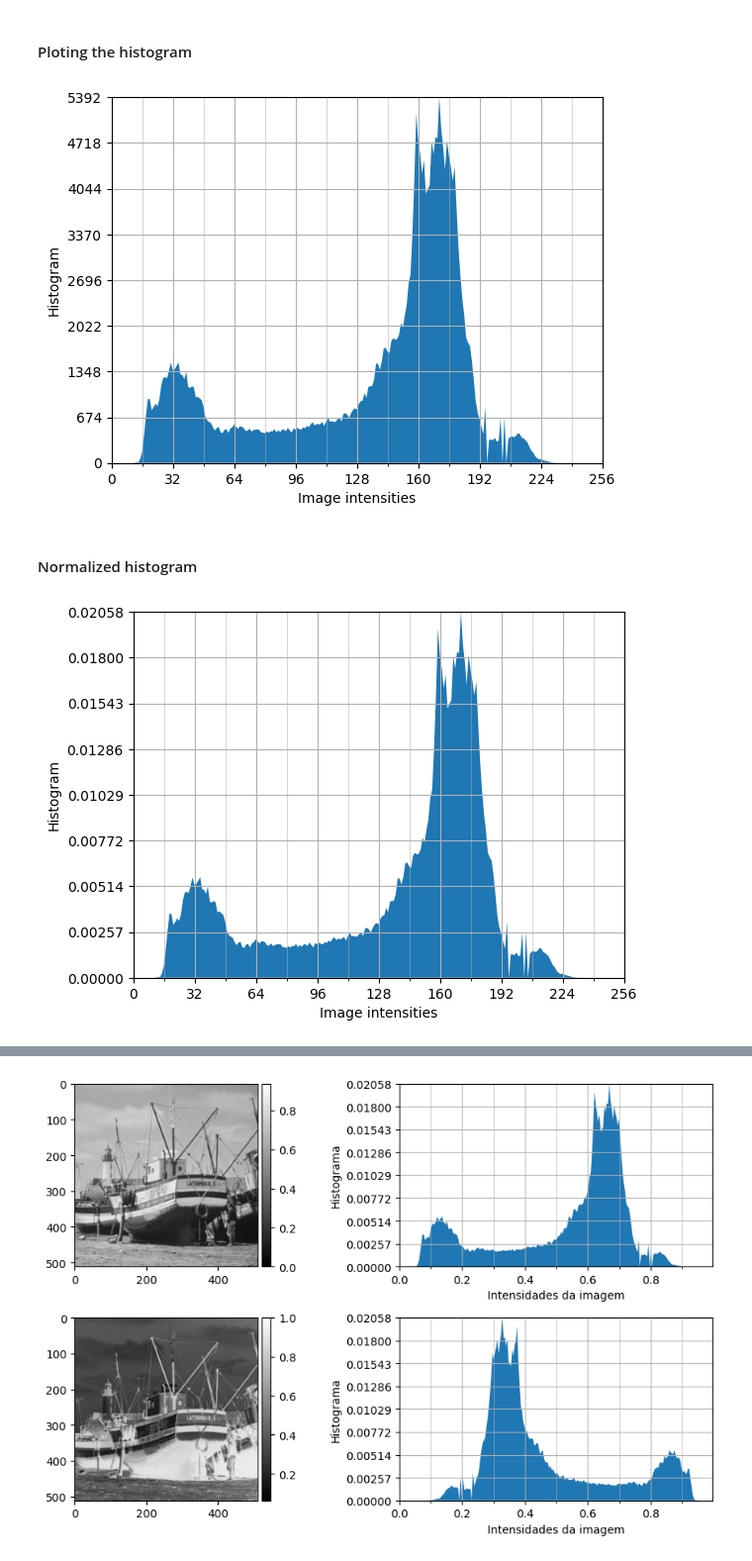
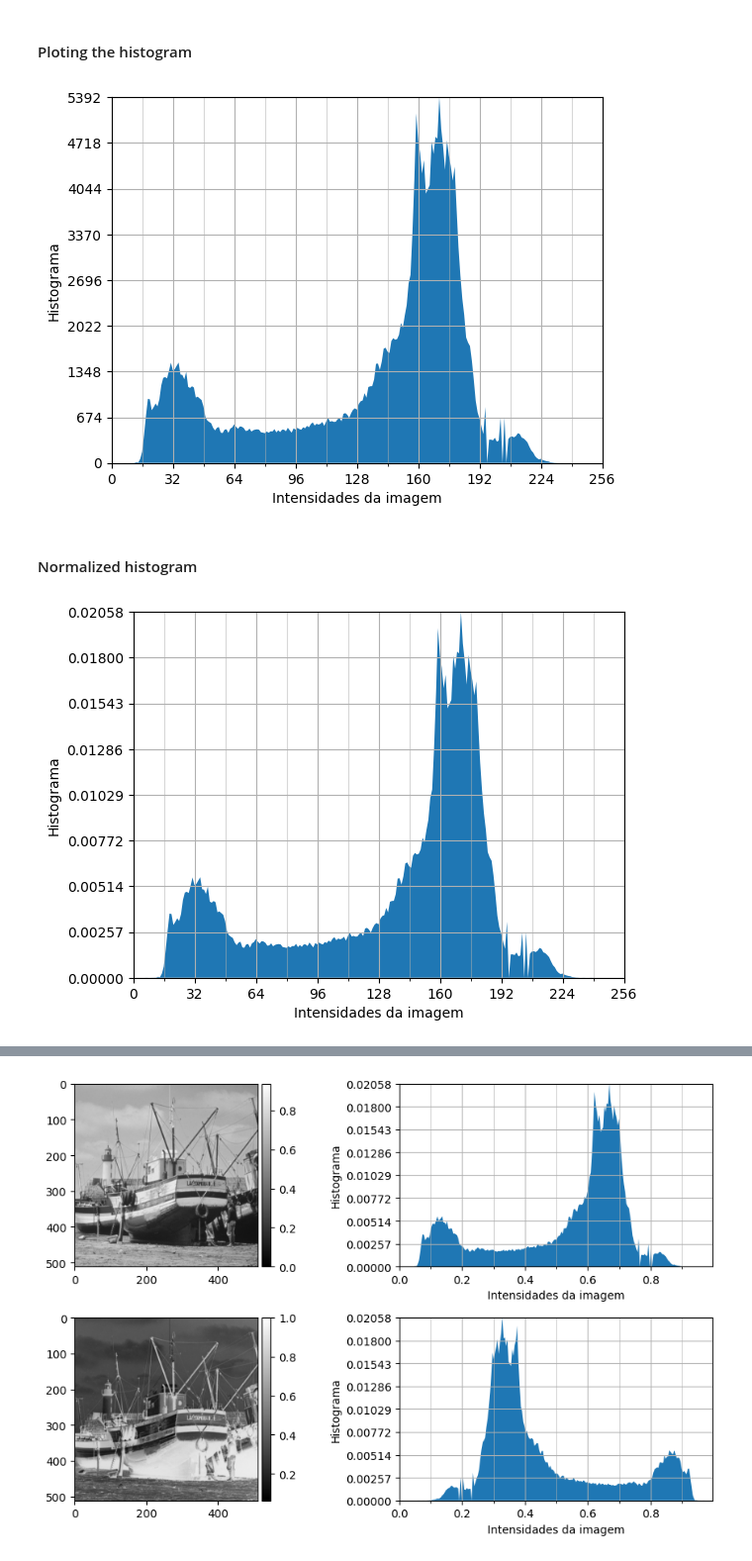
Before and after one commit to joaofmari/SIN392_Introduction-to-digital-image-processing_2023, a Jupyter notebook: notebooks/Aula 04 - Transformações de intensidade I (Part 1).ipynb, the cells around one changed output, grey strips where cells are left out. Shown at 99% size. Cells and saved outputs as stored; diff of their text form; code cells hidden in the pictures.

```diff
--- a/notebooks/Aula 04 - Transformações de intensidade I (Part 1).ipynb
+++ b/notebooks/Aula 04 - Transformações de intensidade I (Part 1).ipynb
@@ -179,24 +179,24 @@ hist, bins = np.histogram(img_gray, bins=256, range=(0, 256))
 # %%
 fig = plt.figure()
 ### plt.bar(bins[:-1], hist, width=bins[1]-bins[0], ec="black")
 plt.fill_between(bins[:-1], hist)
 
-# *** Plot settings ***
+# *** Configurações do plot ***
 plt.autoscale(enable=True, axis='both', tight=True)
 ax = fig.gca()
 ax.set_xticks(np.arange(0, 257, 32))
 ax.set_xticks(np.arange(0, 257, 16), minor=True)
 ax.set_yticks(np.arange(0, hist.max(), hist.max()//8), minor=False)
 ax.set_yticks(np.arange(0, hist.max(), hist.max()//4), minor=True)
 ### ax.set_aspect('equal')
 ax.grid(which='major', alpha=1.0)
 ax.grid(which='minor', alpha=0.5)
 ax.set_ylim(0, hist.max())
-ax.set_xlabel('Image intensities', fontsize='medium')
-ax.set_ylabel('Histogram', fontsize='medium')
+ax.set_xlabel('Intensidades da imagem', fontsize='medium')
+ax.set_ylabel('Histograma', fontsize='medium')
 plt.show()
 # %% [output]
-[figure, old version]
+[figure, new version]
 # %% [markdown]
 #### Normalized histogram
 # %%
@@ -220,9 +220,9 @@ ax.set_yticks(np.arange(0, hist_norm.max()+0.01, hist_norm.max()/4), minor=True)
 ax.grid(which='major', alpha=1.0)
 ax.grid(which='minor', alpha=0.5)
 ax.set_ylim(0, hist_norm.max())
-ax.set_xlabel('Image intensities', fontsize='medium')
-ax.set_ylabel('Histogram', fontsize='medium')
+ax.set_xlabel('Intensidades da imagem', fontsize='medium')
+ax.set_ylabel('Histograma', fontsize='medium')
 plt.show()
 # %% [output]
-[figure, old version]
+[figure, new version]
 # %% [markdown]
```
Also changed, not shown: parts of 42 cells of this notebook.
